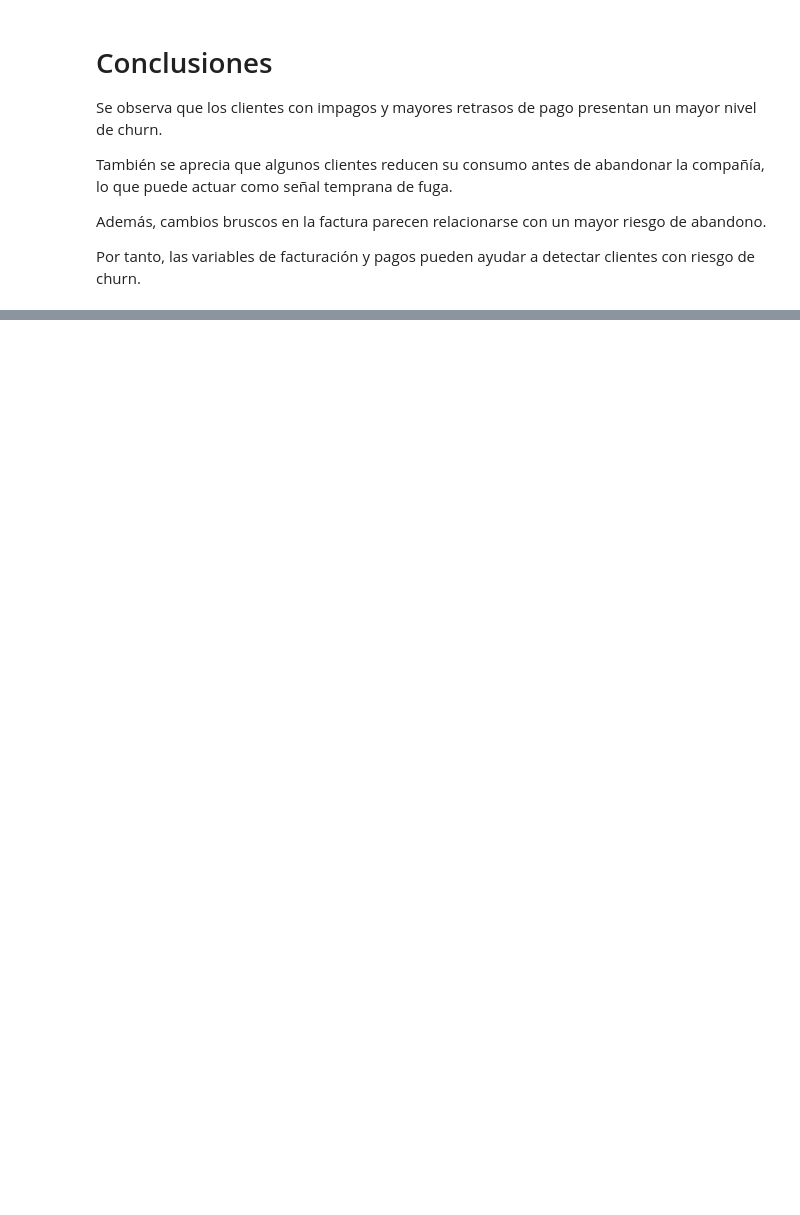
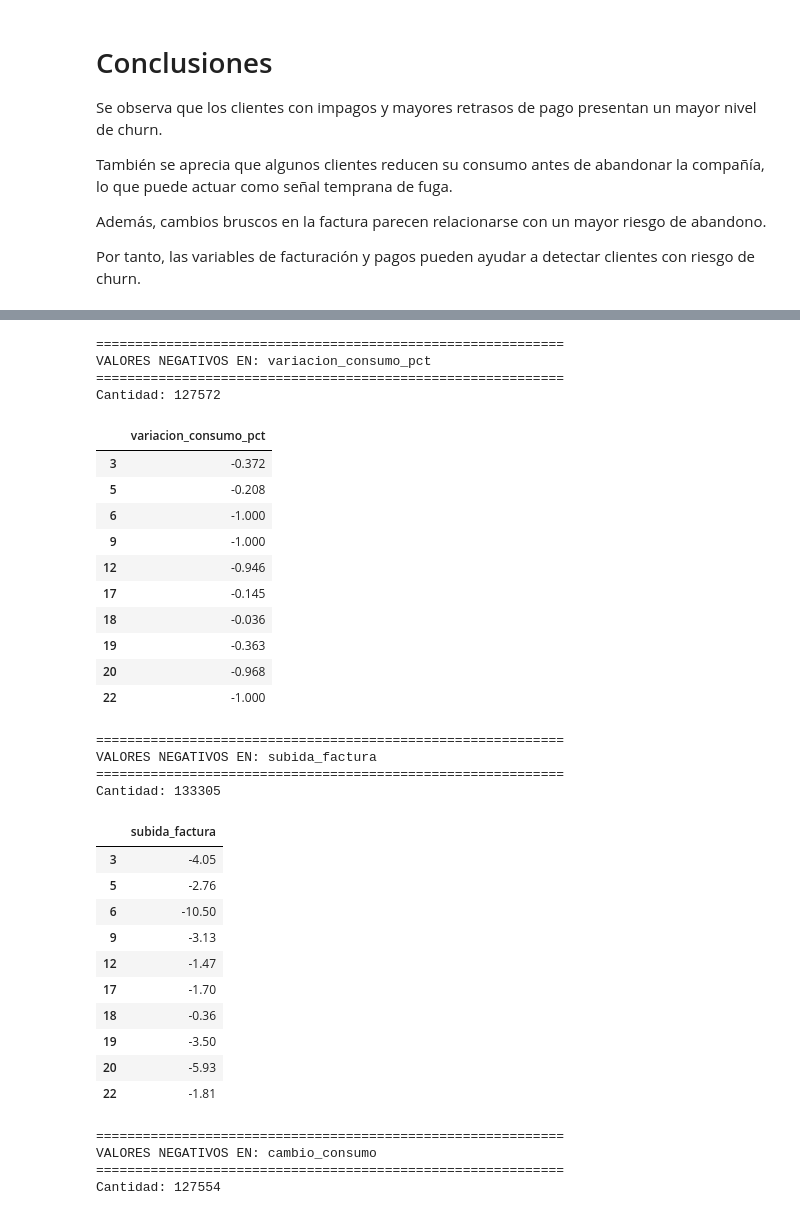
Before and after one commit to Sarabachouti/UCV-Churn-Sara, a Jupyter notebook: edatercerenfoque.ipynb, the cells around one changed output, grey strips where cells are left out. Cells and saved outputs as stored; diff of their text form; code cells hidden in the pictures; blank space fills up the shorter version.

```diff
--- a/edatercerenfoque.ipynb
+++ b/edatercerenfoque.ipynb
@@ -298,3 +298,17 @@ plt.title("Correlación entre variables")
 plt.show()
 # %% [output]
 [figure]
+# %%
+# =====================================================
+# ELIMINAR NEGATIVOS INCORRECTOS
+# =====================================================
+
+# factura_mes_anterior
+if "factura_mes_anterior" in df.columns:
+    df = df[df["factura_mes_anterior"] >= 0]
+
+# consumo_mes_anterior
+if "consumo_mes_anterior" in df.columns:
+    df = df[df["consumo_mes_anterior"] >= 0]
+
+print("Negativos incorrectos eliminados.")
@@ -355,3 +371,62 @@ PRIMERAS FILAS:
 | 3 | C000001 | 2023-01-04 | 43.65 | 6.82 | 0.0 | 50.47 | 0 | ... |
 | 4 | C000001 | 2023-01-05 | 43.65 | 13.26 | 0.0 | 56.91 | 0 | ... |
 5 rows × 31 columns
+# %%
+# =====================================================
+# VER DÓNDE ESTÁN LOS VALORES NEGATIVOS
+# =====================================================
+
+import numpy as np
+
+numericas = df.select_dtypes(include=np.number).columns
+
+for col in numericas:
+
+    negativos = df[df[col] < 0]
+
+    if len(negativos) > 0:
+
+        print("\n" + "="*60)
+        print(f"VALORES NEGATIVOS EN: {col}")
+        print("="*60)
+
+        print(f"Cantidad: {len(negativos)}")
+
+        display(
+            negativos[[col]].head(10)
+        )
+# %% [output]
+============================================================
+VALORES NEGATIVOS EN: variacion_consumo_pct
+============================================================
+Cantidad: 127572
+|  | variacion_consumo_pct |
+| 3 | -0.372 |
+| 5 | -0.208 |
+| 6 | -1.000 |
+| 9 | -1.000 |
+| 12 | -0.946 |
+| 17 | -0.145 |
+| 18 | -0.036 |
+| 19 | -0.363 |
+| 20 | -0.968 |
+| 22 | -1.000 |
+============================================================
+VALORES NEGATIVOS EN: subida_factura
+============================================================
+Cantidad: 133305
+|  | subida_factura |
+| 3 | -4.05 |
+| 5 | -2.76 |
+| 6 | -10.50 |
+| 9 | -3.13 |
+| 12 | -1.47 |
+| 17 | -1.70 |
+| 18 | -0.36 |
+| 19 | -3.50 |
+| 20 | -5.93 |
+| 22 | -1.81 |
+============================================================
+VALORES NEGATIVOS EN: cambio_consumo
+============================================================
+Cantidad: 127554
```
Also changed, not shown: parts of 4 cells of this notebook, 5 other files.
